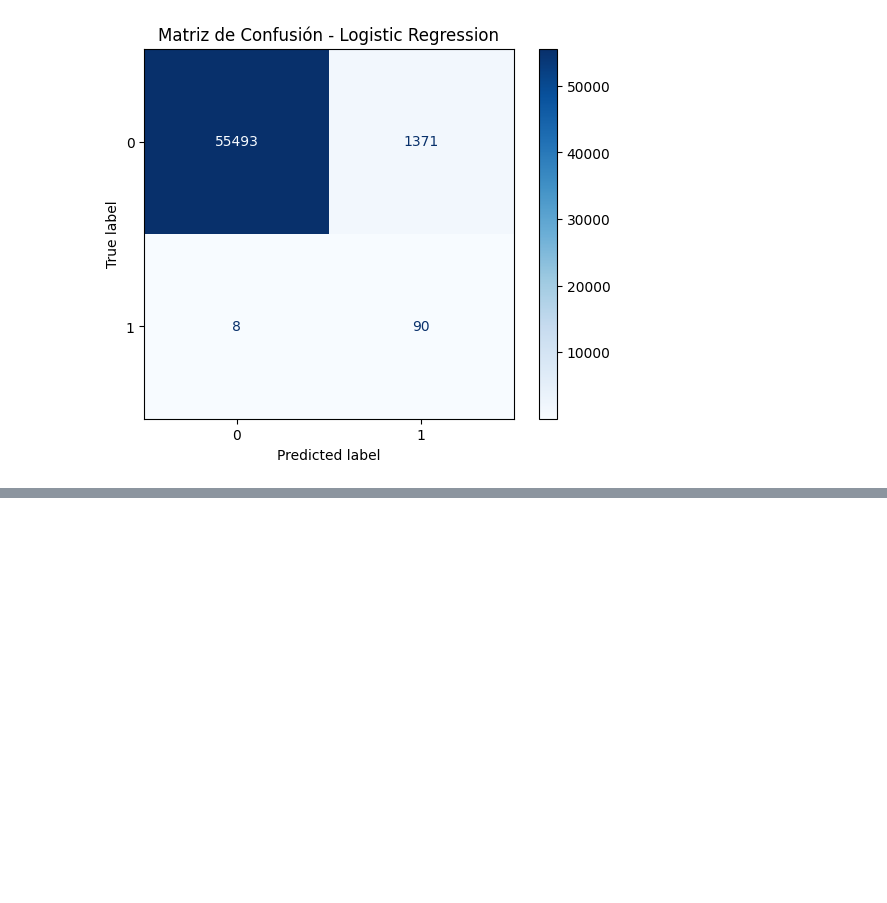
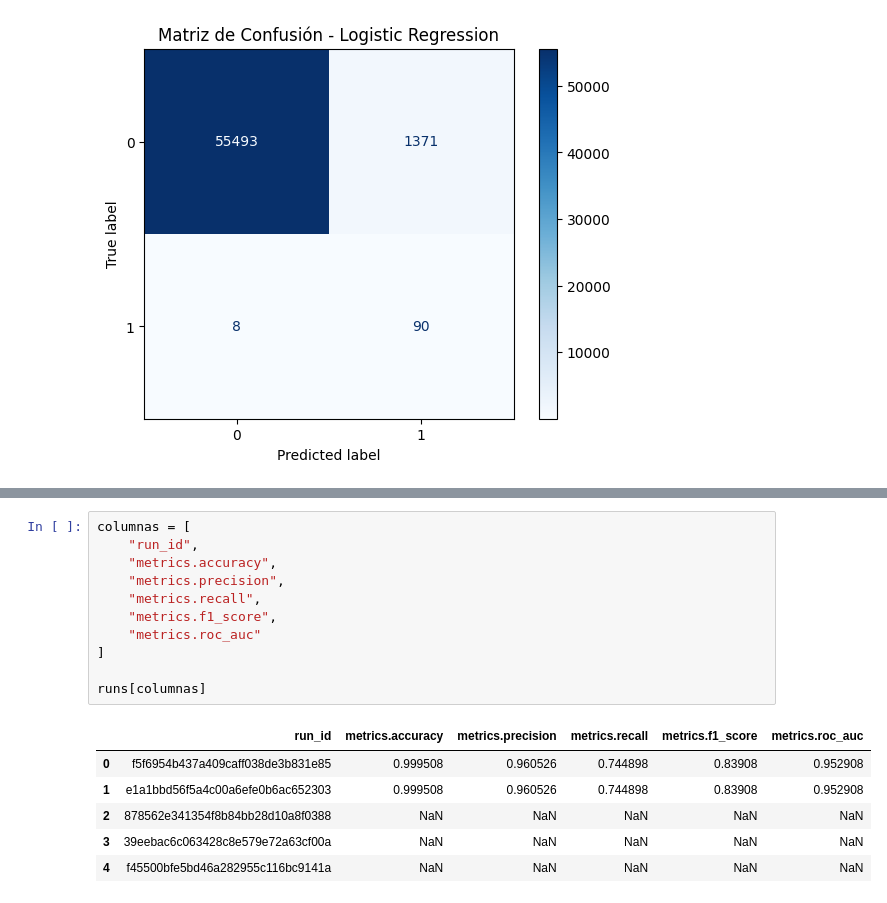
Before and after one commit to wlecea23/Actividad_5_WLLH, a Jupyter notebook: fuentes/entrena.ipynb, the cells around one changed output, grey strips where cells are left out. Drawn from its saved outputs; the diff is of its cells as text; blank space fills up the shorter version.

```diff
--- a/fuentes/entrena.ipynb
+++ b/fuentes/entrena.ipynb
@@ -613,0 +843,18 @@ CONCLUSIONES
+# %%
+columnas = [
+    "run_id",
+    "metrics.accuracy",
+    "metrics.precision",
+    "metrics.recall",
+    "metrics.f1_score",
+    "metrics.roc_auc"
+]
+
+runs[columnas]
+# %% [output]
+|  | run_id | metrics.accuracy | metrics.precision | metrics.recall | metrics.f1_score | metrics.roc_auc |
+| 0 | f5f6954b437a409caff038de3b831e85 | 0.999508 | 0.960526 | 0.744898 | 0.83908 | 0.952908 |
+| 1 | e1a1bbd56f5a4c00a6efe0b6ac652303 | 0.999508 | 0.960526 | 0.744898 | 0.83908 | 0.952908 |
+| 2 | 878562e341354f8b84bb28d10a8f0388 | NaN | NaN | NaN | NaN | NaN |
+| 3 | 39eebac6c063428c8e579e72a63cf00a | NaN | NaN | NaN | NaN | NaN |
+| 4 | f45500bfe5bd46a282955c116bc9141a | NaN | NaN | NaN | NaN | NaN |
```
Also changed, not shown: parts of 20 cells of this notebook.
